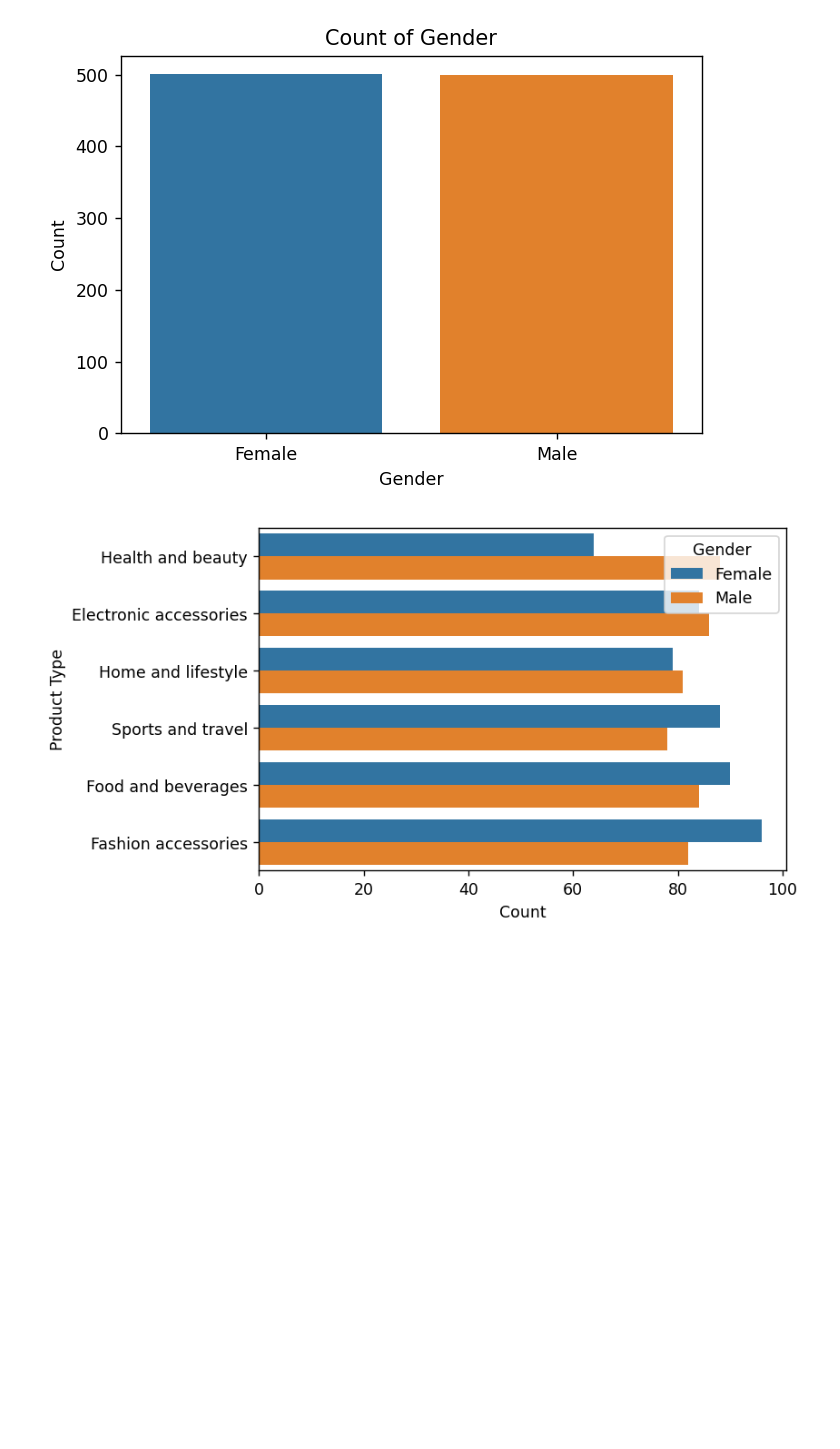
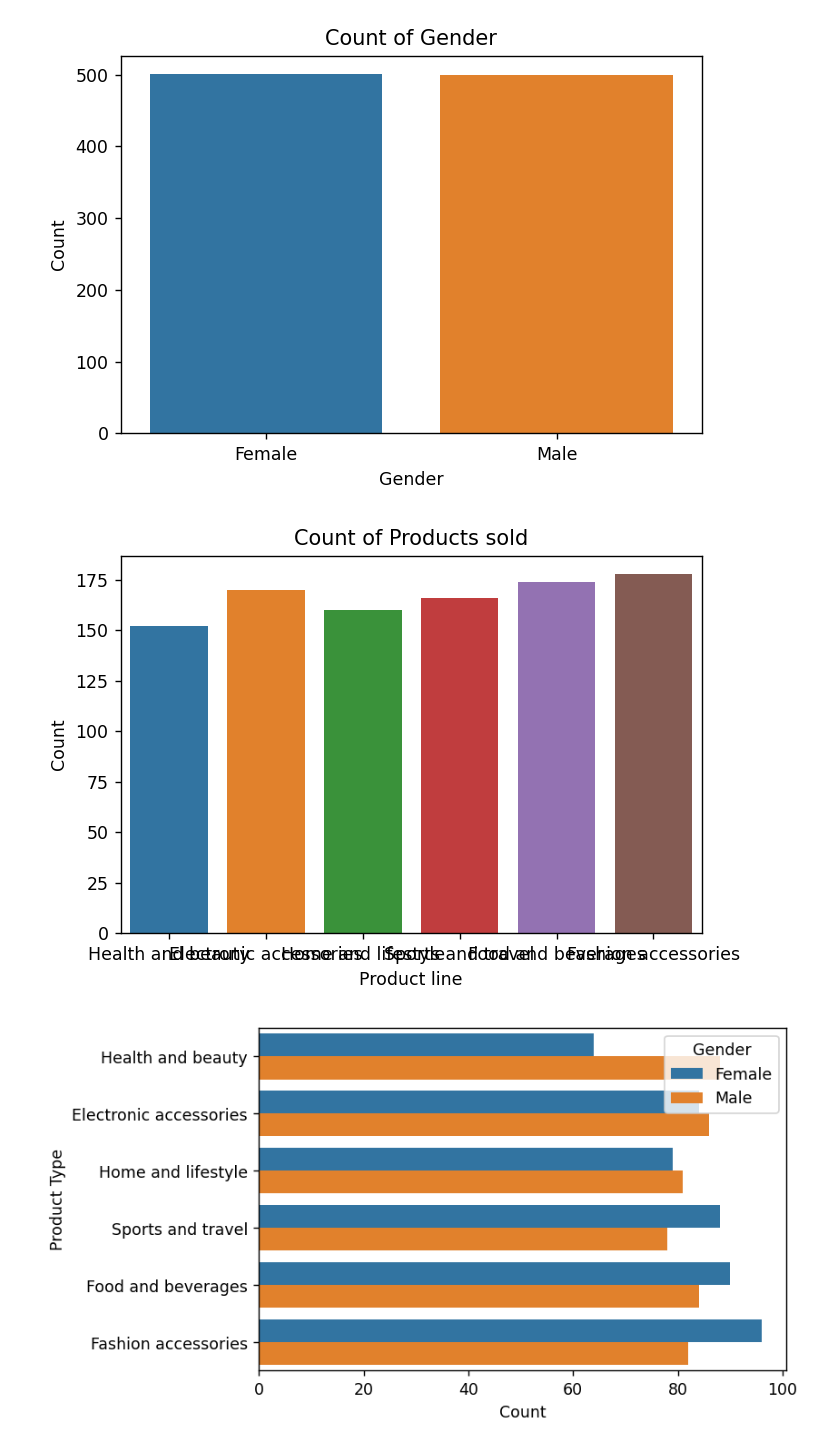
Before and after one commit to neel06shah/Incentive-Prediction-System, a Jupyter notebook: Incentive_Prediction_System.ipynb, the cells around one changed output. Saved outputs shown, nothing was run; the diff lists cells and outputs as text; code cells hidden in the pictures; blank space fills up the shorter version.

```diff
--- a/Incentive_Prediction_System.ipynb
+++ b/Incentive_Prediction_System.ipynb
@@ -318,6 +321,15 @@ plt.show()
 Male- 499
 Female - 501
 [figure]
+# %%
+plt.figure(dpi=125)
+sns.countplot(sales['Product line'])
+plt.xlabel('Product line')
+plt.ylabel('Count')
+plt.title('Count of Products sold')
+plt.show()
+# %% [output]
+[figure, added]
 # %%
 plt.figure(dpi=125)
 sns.countplot(y ='Product line', hue = "Gender", data = sales)
```
Also changed, not shown: parts of 4 cells of this notebook.
